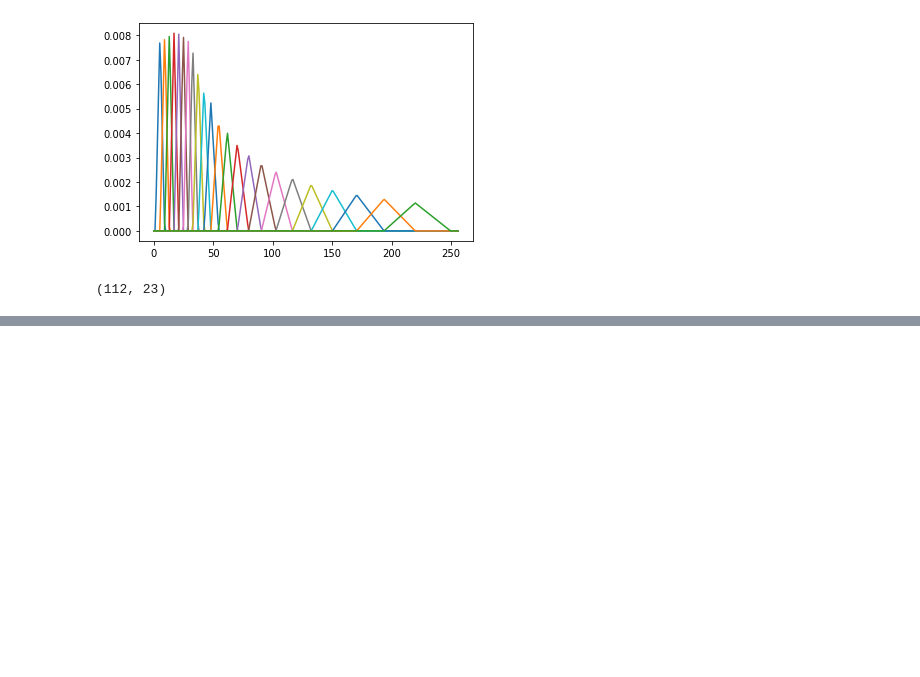
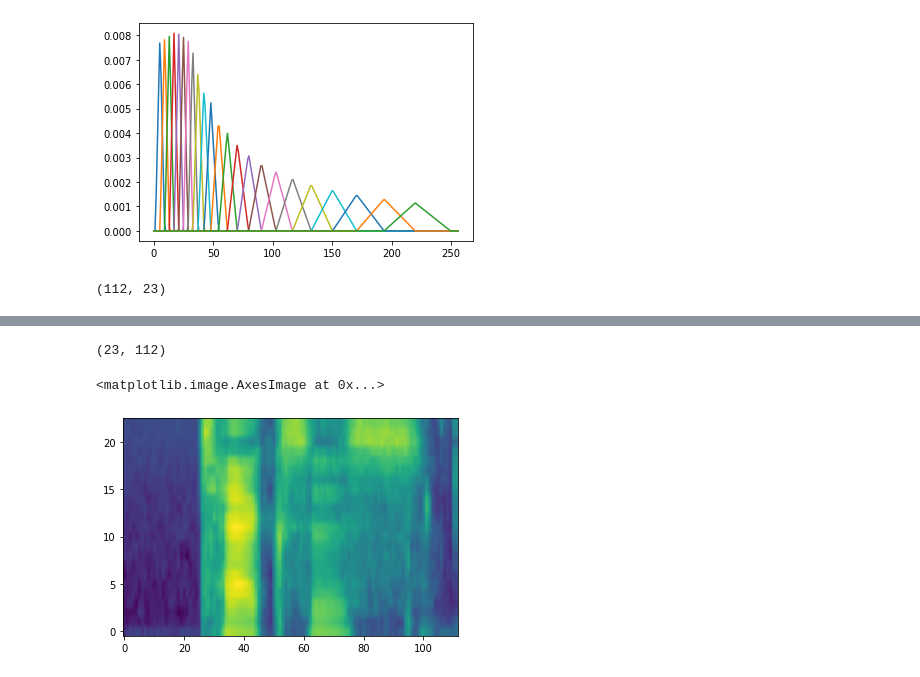
Before and after one commit to eragon1248/cs373-mfcc, a Jupyter notebook: mfcc.ipynb, the cells around one changed output, grey strips where cells are left out. Cells and saved outputs as stored; diff of their text form; code cells hidden in the pictures; blank space fills up the shorter version.

```diff
--- a/mfcc.ipynb
+++ b/mfcc.ipynb
@@ -158,0 +186,10 @@ ValueError: operands could not be broadcast together with shapes (13,1) (112,13)
+# %%
+
+#printing log mel mfsc
+mellogdata = np.swapaxes(mellog, 0, 1)
+print(mellogdata.shape)
+plt.imshow(mellogdata, origin='lower', aspect='auto')
+# %% [output]
+(23, 112)
+<matplotlib.image.AxesImage at 0x...>
+[figure, added]
```
Also changed, not shown: parts of 7 cells of this notebook.
